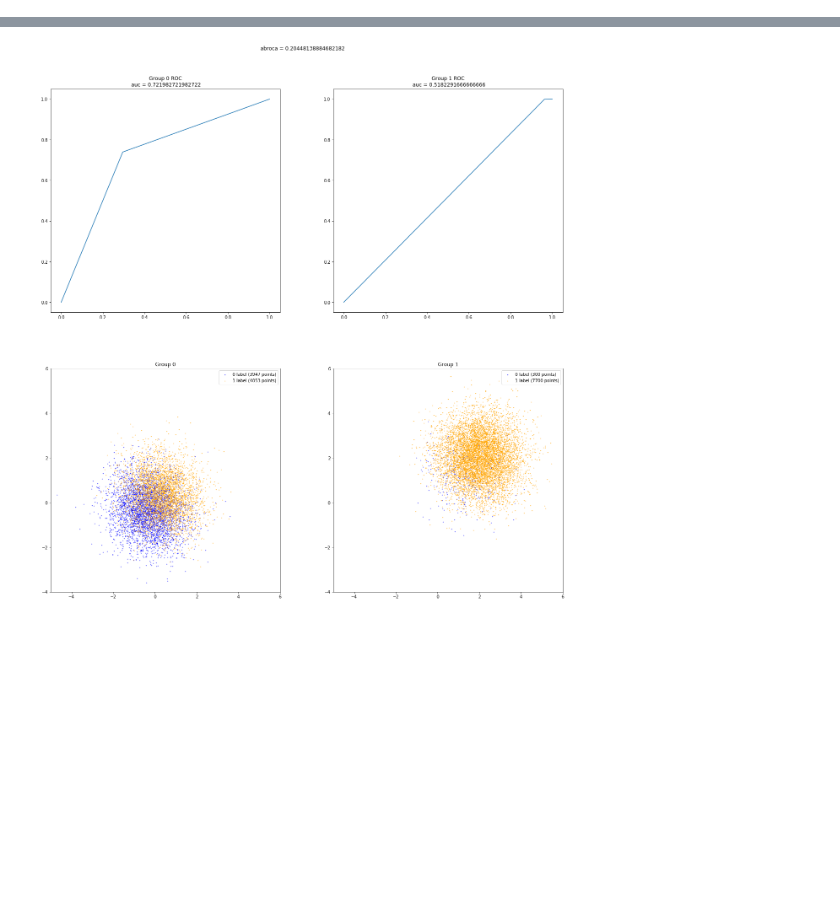
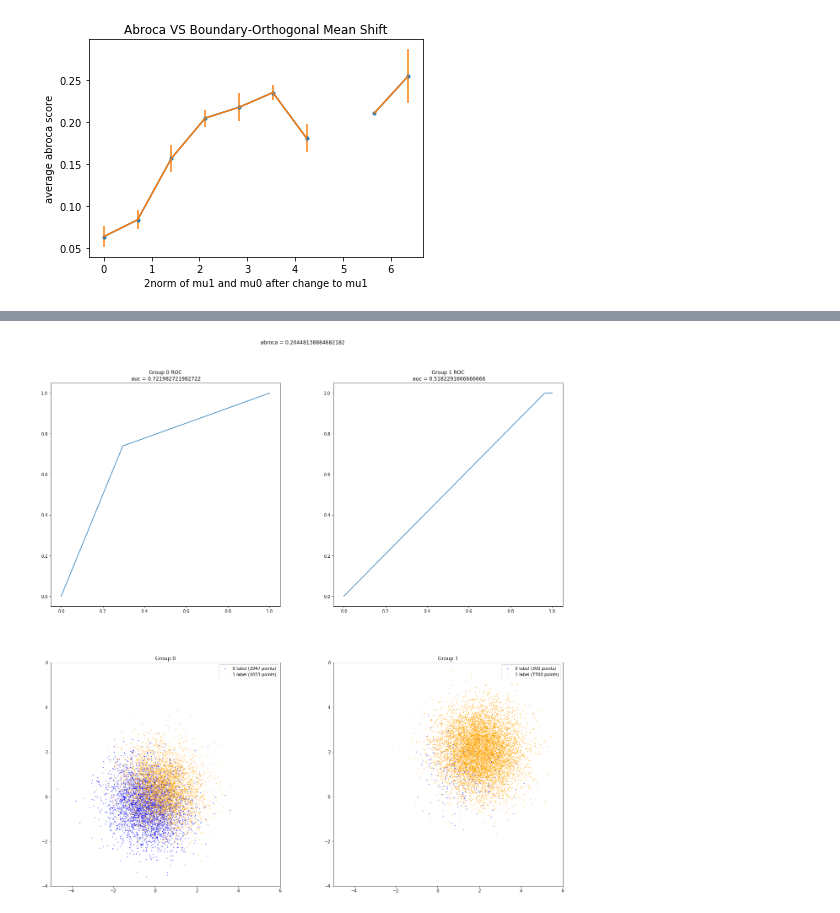
Before and after one commit to 13nat1313/ABROCAproject, a Jupyter notebook: ABROCAproject.ipynb, the cells around one changed output, grey strips where cells are left out. Saved outputs shown, nothing was run; the diff lists cells and outputs as text; code cells hidden in the pictures; blank space fills up the shorter version.

```diff
--- a/ABROCAproject.ipynb
+++ b/ABROCAproject.ipynb
@@ -52 +77,19 @@ plt.show()
+# %%
+# label distribution vs. ABROCA plot example
+mu_change = np.arange(0,5,.5)
+avg_abrocas, errors = ABROCA.ABROCAvs_plot('mu_orthogonal', mu_change, s=13, n=1000)
+
+mu_diff = [np.linalg.norm(np.array([0+e,0+e]) - np.array([0,0]), ord=2) for e in mu_change]
+
+plt.xscale('linear')
+plt.yscale('linear')
+plt.plot(mu_diff, avg_abrocas, marker='.')
+plt.errorbar(mu_diff, avg_abrocas, yerr=errors)
+plt.xlabel('2norm of mu1 and mu0 after change to mu1')
+plt.ylabel('average abroca score')
+plt.title('Abroca VS Boundary-Orthogonal Mean Shift')
+plt.savefig('figures/abroca-vs-orthogonalmeanshift.png')
+plt.show()
+# %% [output]
+[figure, added]
 # %%
```
Also changed, not shown: parts of 8 cells of this notebook, 4 other files.
